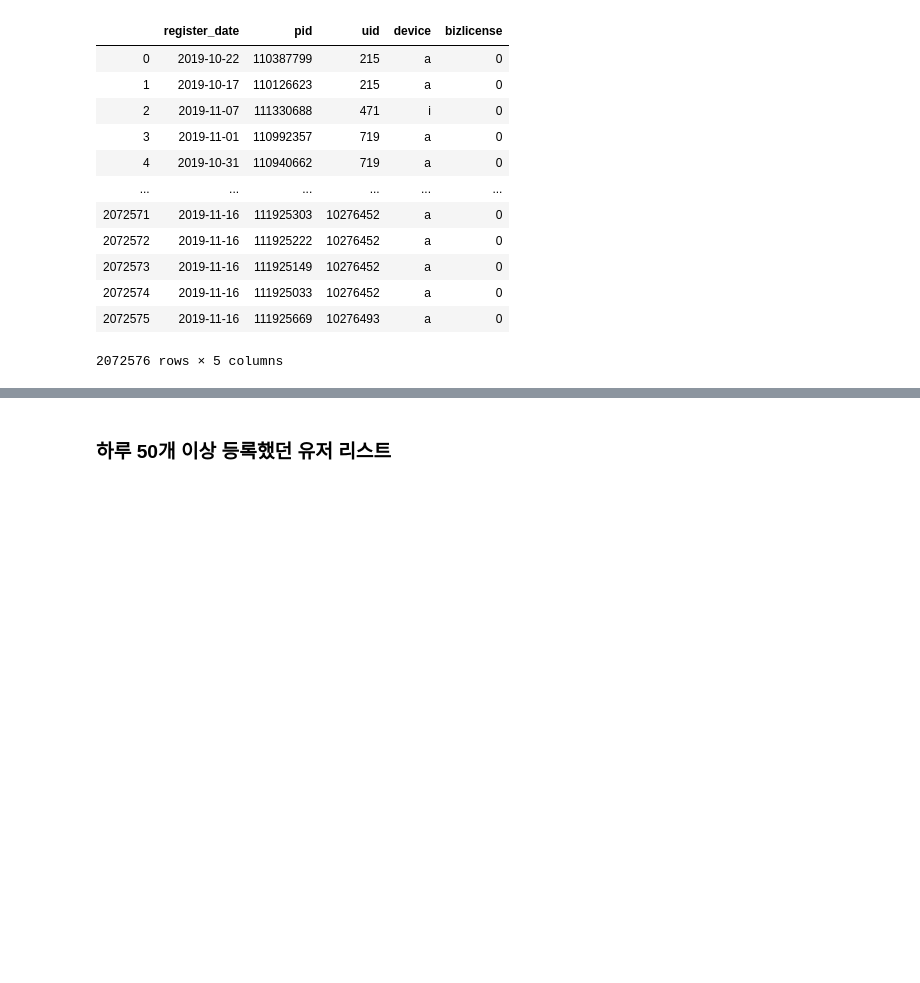
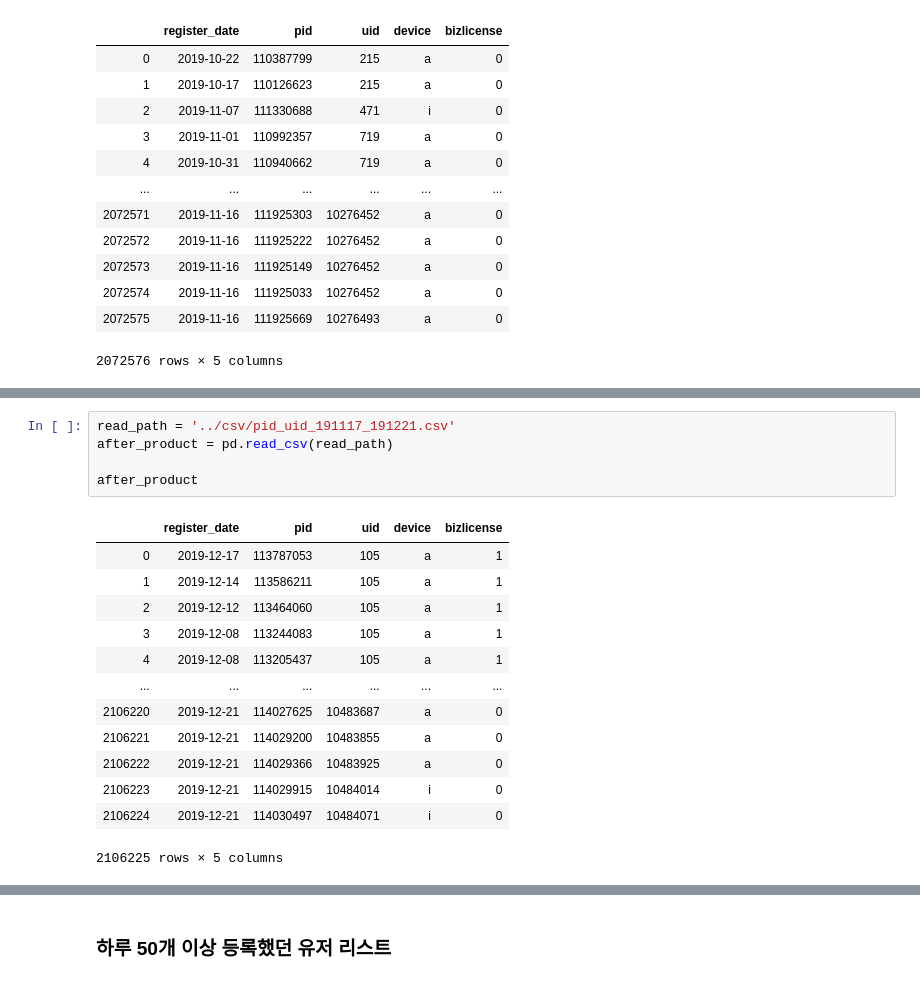
Before and after one commit to kiyoja07/python-bunjang, a Jupyter notebook: data-analysis/jupyter/limit_register_effect.ipynb, the cells around one changed output, grey strips where cells are left out. Drawn from its saved outputs; the diff is of its cells as text; blank space fills up the shorter version.

Commit message:
complete register analysis

```diff
--- a/data-analysis/jupyter/limit_register_effect.ipynb
+++ b/data-analysis/jupyter/limit_register_effect.ipynb
@@ -34,0 +53,19 @@ before_product
+# %%
+read_path = '../csv/pid_uid_191117_191221.csv'
+after_product = pd.read_csv(read_path)
+
+after_product
+# %% [output]
+|  | register_date | pid | uid | device | bizlicense |
+| 0 | 2019-12-17 | 113787053 | 105 | a | 1 |
+| 1 | 2019-12-14 | 113586211 | 105 | a | 1 |
+| 2 | 2019-12-12 | 113464060 | 105 | a | 1 |
+| 3 | 2019-12-08 | 113244083 | 105 | a | 1 |
+| 4 | 2019-12-08 | 113205437 | 105 | a | 1 |
+| ... | ... | ... | ... | ... | ... |
+| 2106220 | 2019-12-21 | 114027625 | 10483687 | a | 0 |
+| 2106221 | 2019-12-21 | 114029200 | 10483855 | a | 0 |
+| 2106222 | 2019-12-21 | 114029366 | 10483925 | a | 0 |
+| 2106223 | 2019-12-21 | 114029915 | 10484014 | i | 0 |
+| 2106224 | 2019-12-21 | 114030497 | 10484071 | i | 0 |
+2106225 rows × 5 columns
```
Also changed, not shown: parts of 26 cells of this notebook, 2 other files.
